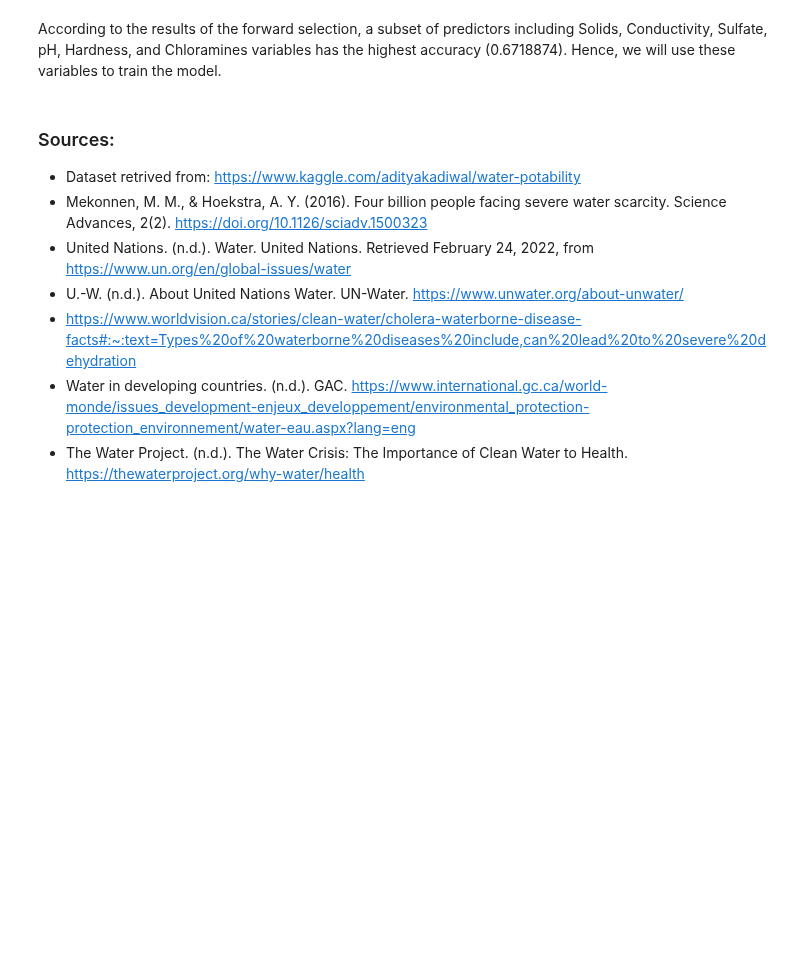
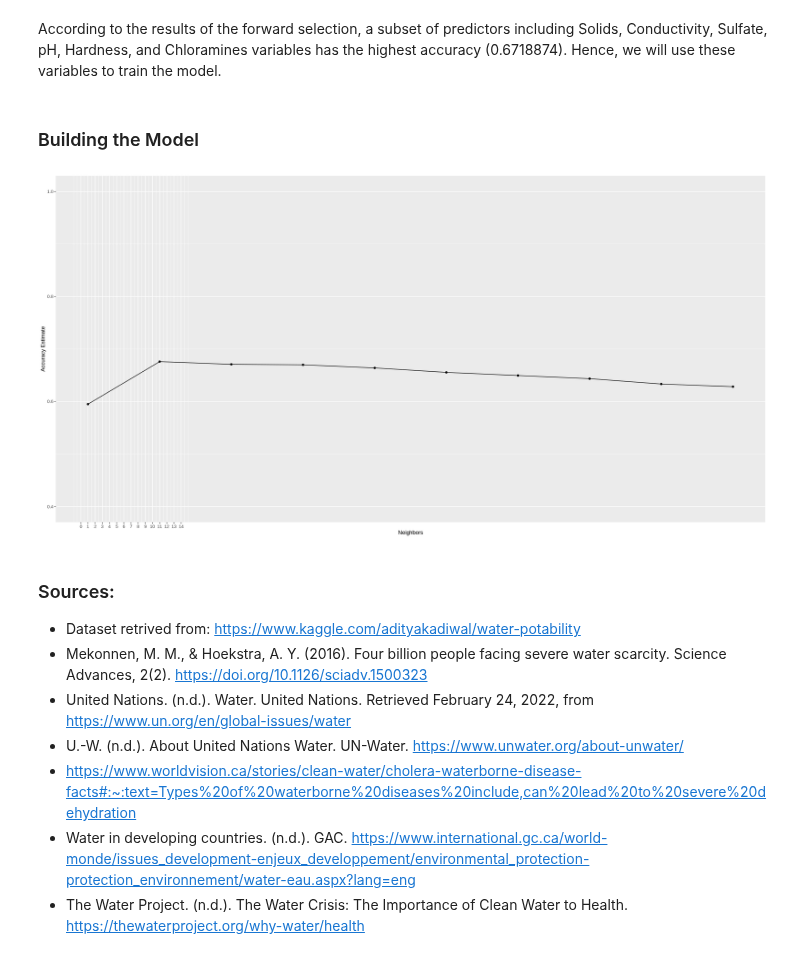
Before and after one commit to ricardoliu99/dsci100-group21, a Jupyter notebook: final_report.ipynb, the cells around one changed output. Drawn from its saved outputs; the diff is of its cells as text; code cells hidden in the pictures; blank space fills up the shorter version.

Commit message:
Added model
made model, recipe and workflow and made plot for accuracy vs K

```diff
--- a/final_report.ipynb
+++ b/final_report.ipynb
@@ -424,5 +424,46 @@ A tibble: 1 × 3
 # %% [markdown]
 According to the results of the forward selection, a subset of predictors including Solids, Conductivity, Sulfate, pH, Hardness, and Chloramines variables has the highest accuracy (0.6718874). Hence, we will use these variables to train the model.
+# %% [markdown]
+### Building the Model
+# %%
+#build the knn model using training set
+
+water_spec <- nearest_neighbor(weight_func = "rectangular", neighbors = tune()) %>%
+              set_engine("kknn")%>%
+              set_mode("classification")
+
+gridvals <- tibble(neighbors = seq(from = 1, to = 100, by= 10))
+
+#building recipe
+water_recipe <- recipe(Potability ~ Solids + Conductivity+
+                       Sulfate + ph + Hardness + Chloramines, data = water_train)%>%
+                step_scale(all_predictors())%>%
+                step_center(all_predictors())
+
+#deciding the number of folds for cross validation
+water_vfold <- vfold_cv(water_train, v= 10, strata = Potability)
+
+water_fit <- workflow()%>%
+             add_recipe(water_recipe)%>%
+             add_model(water_spec)%>%
+             tune_grid(resamples = water_vfold, grid= gridvals)%>%
+             collect_metrics()
+
+
+water_min <- water_fit %>%
+        filter(.metric == "accuracy")
+
+
+water_accuracy_plot <- ggplot(water_min, aes(x = neighbors, y = mean))+
+      geom_point() +
+      geom_line() +
+      labs(x = "Neighbors", y = "Accuracy Estimate") +
+      scale_x_continuous(breaks = seq(0, 14, by = 1)) +  # adjusting the x-axis
+      scale_y_continuous(limits = c(0.4, 1.0)) # adjusting the y-axis
+
+water_accuracy_plot
+# %% [output]
+[figure, added]
 # %% [markdown]
 ### Sources:
 
```
Also changed, not shown: parts of 2 cells of this notebook.
